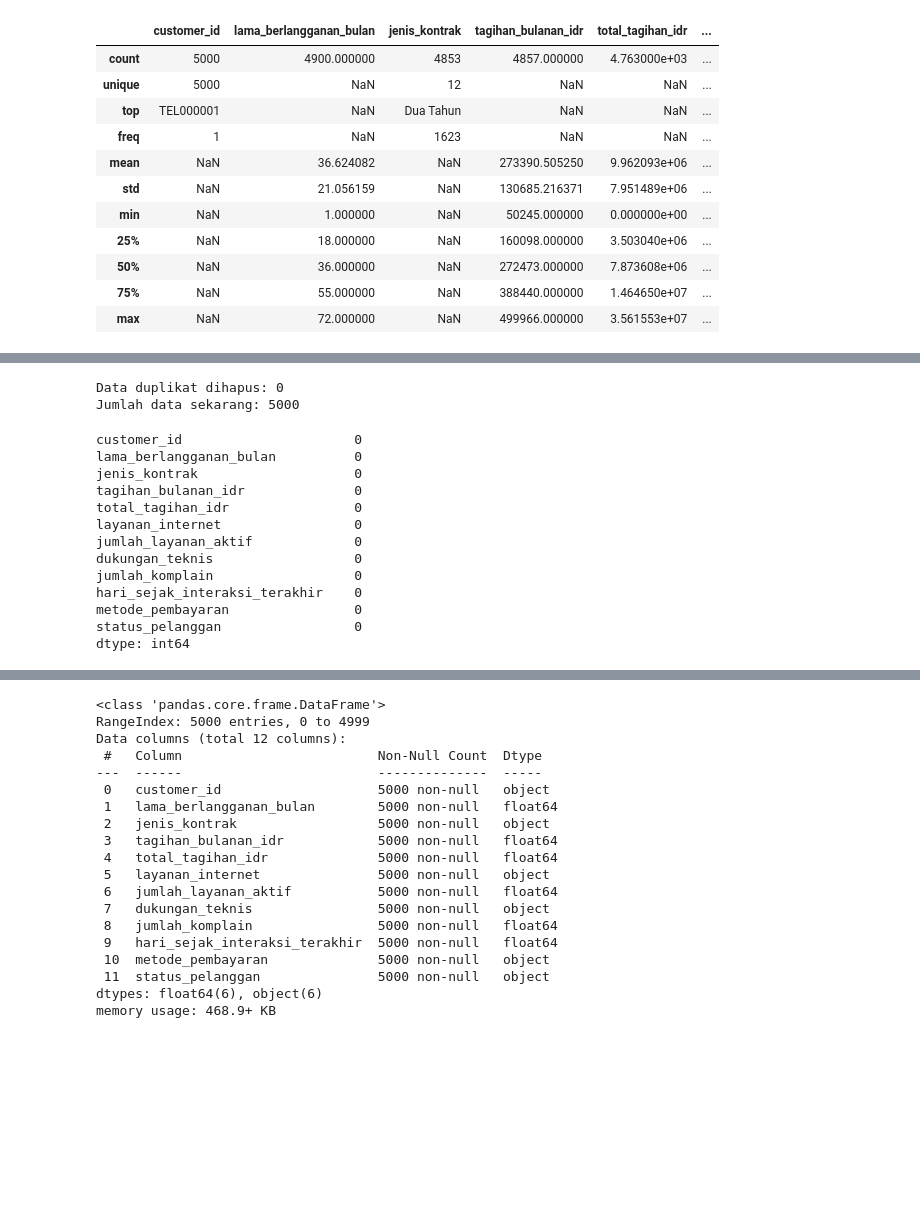
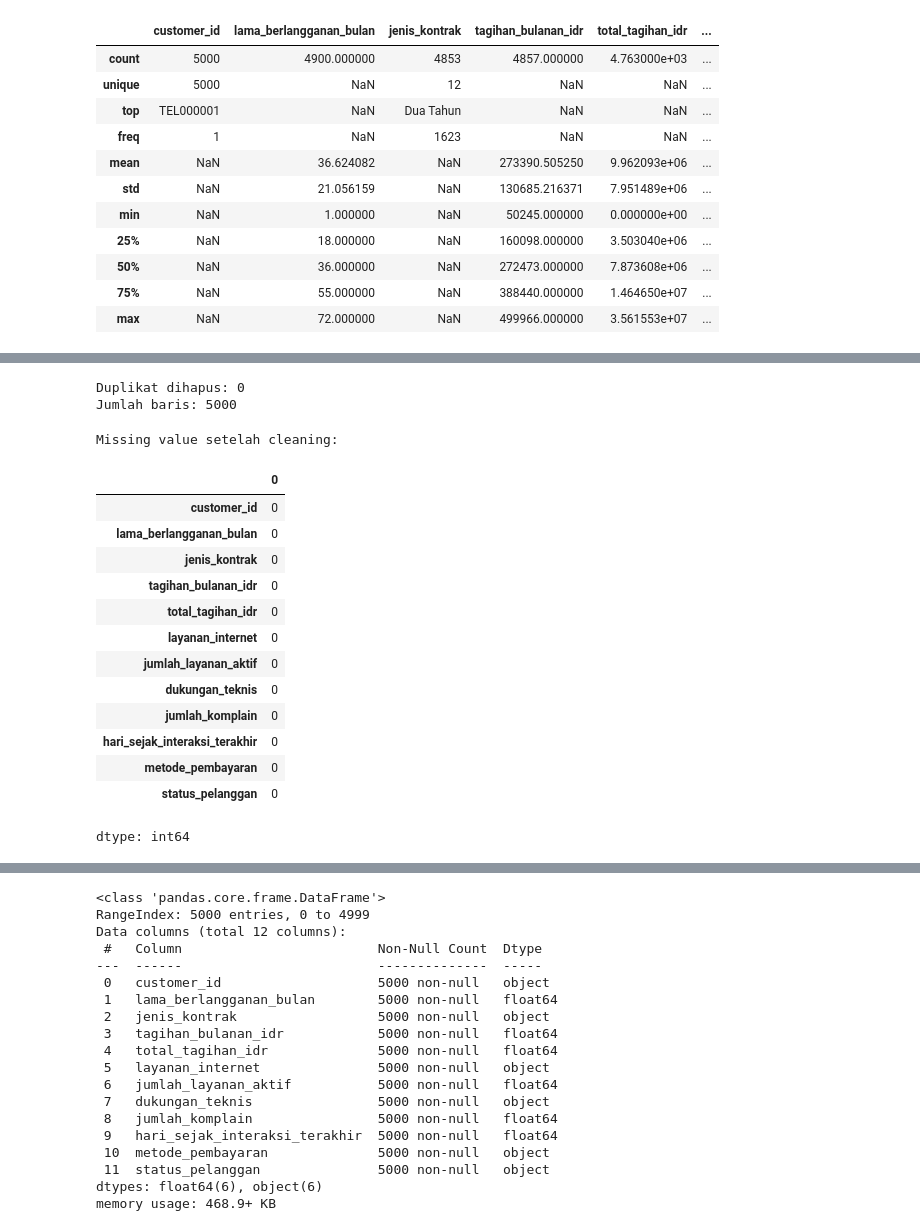
Before and after one commit to IpanTEKNIKINFORMATIKA/Latihan-Mobile, a Jupyter notebook: Hands_On_3.ipynb, the cells around one changed output, grey strips where cells are left out. Cells and saved outputs as stored; diff of their text form; code cells hidden in the pictures; blank space fills up the shorter version.

```diff
--- a/Hands_On_3.ipynb
+++ b/Hands_On_3.ipynb
@@ -95,41 +99,68 @@ hari_sejak_interaksi_terakhir    float64
 metode_pembayaran                 object
 status_pelanggan                  object
 dtype: object
+# %%
+kolom_num = [
+    "lama_berlangganan_bulan",
+    "tagihan_bulanan_idr",
+    "total_tagihan_idr",
+    "jumlah_layanan_aktif",
+    "jumlah_komplain",
+    "hari_sejak_interaksi_terakhir"
+]
+
+kolom_grup = "jenis_kontrak"
+kolom_kunci = "customer_id"
+kolom_target = "status_pelanggan"
 # %%
 jumlah_awal = len(df)
 
-df = df.drop_duplicates()
+df = df.drop_duplicates(
+    subset=["customer_id"]
+).copy()
 
-print("Data duplikat dihapus:", jumlah_awal - len(df))
-print("Jumlah data sekarang:", len(df))
+print("Duplikat dihapus:", jumlah_awal - len(df))
+print("Jumlah baris:", len(df))
 # %% [output]
-Data duplikat dihapus: 0
-Jumlah data sekarang: 5000
+Duplikat dihapus: 0
+Jumlah baris: 5000
 # %%
-kolom_num = df.select_dtypes(include=np.number).columns
-kolom_kat = df.select_dtypes(include="object").columns
+# Mengisi missing value numerik dengan median
+for kolom in kolom_num:
+    df[kolom] = df[kolom].fillna(
+        df[kolom].median()
+    )
 
-for kolom in kolom_num:
-    df[kolom] = df[kolom].fillna(df[kolom].median())
+# Mengisi missing value kategorikal dengan modus
+kolom_kat = [
+    "jenis_kontrak",
+    "layanan_internet",
+    "dukungan_teknis",
+    "metode_pembayaran"
+]
 
 for kolom in kolom_kat:
-    if df[kolom].isnull().any():
-        df[kolom] = df[kolom].fillna(df[kolom].mode()[0])
+    df[kolom] = df[kolom].fillna(
+        df[kolom].mode()[0]
+    )
 
-print(df.isnull().sum())
+print("Missing value setelah cleaning:")
+display(df.isnull().sum())
 # %% [output]
-customer_id                      0
-lama_berlangganan_bulan          0
-jenis_kontrak                    0
-tagihan_bulanan_idr              0
-total_tagihan_idr                0
-layanan_internet                 0
-jumlah_layanan_aktif             0
-dukungan_teknis                  0
-jumlah_komplain                  0
-hari_sejak_interaksi_terakhir    0
-metode_pembayaran                0
-status_pelanggan                 0
-dtype: int64
+Missing value setelah cleaning:
+|  | 0 |
+| customer_id | 0 |
+| lama_berlangganan_bulan | 0 |
+| jenis_kontrak | 0 |
+| tagihan_bulanan_idr | 0 |
+| total_tagihan_idr | 0 |
+| layanan_internet | 0 |
+| jumlah_layanan_aktif | 0 |
+| dukungan_teknis | 0 |
+| jumlah_komplain | 0 |
+| hari_sejak_interaksi_terakhir | 0 |
+| metode_pembayaran | 0 |
+| status_pelanggan | 0 |
+dtype: int64
 # %%
 for kolom in kolom_num:
```
Also changed, not shown: parts of 9 cells of this notebook.
